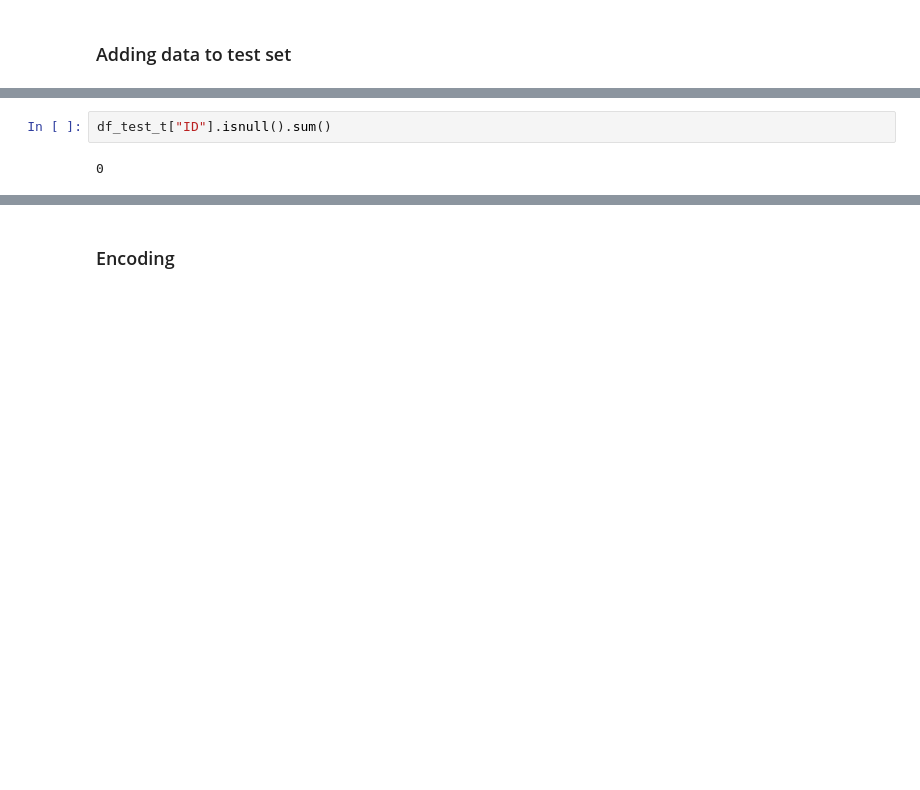
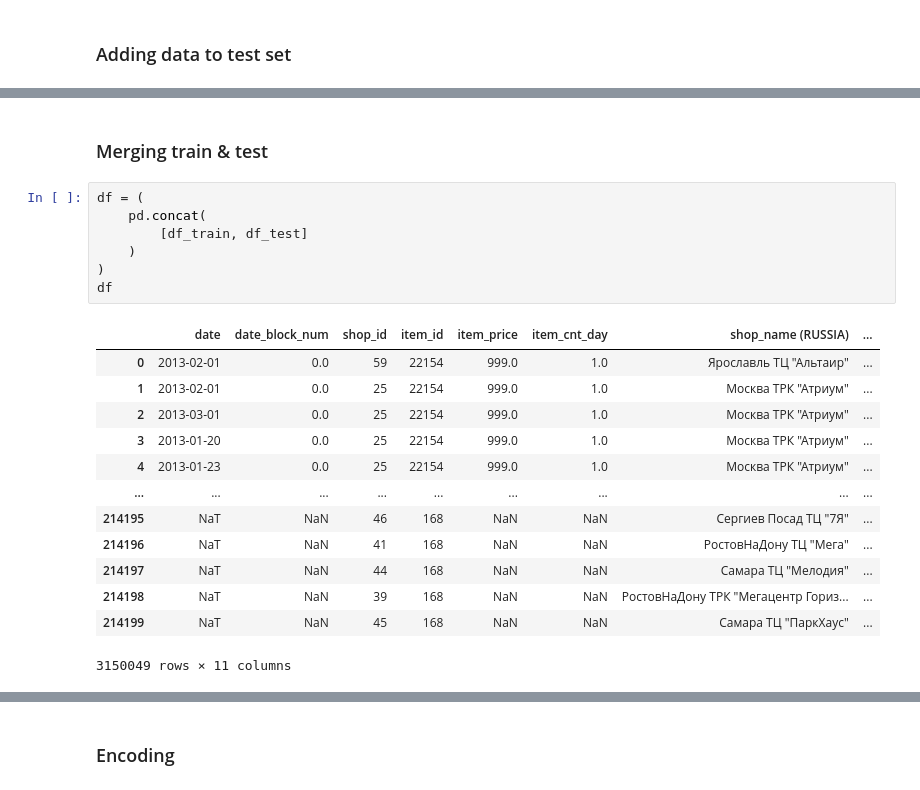
Before and after one commit to BaptPicxDev/predict-future-sales-kaggle, a Jupyter notebook: Price_Prediction.ipynb, the cells around one changed output, grey strips where cells are left out. Drawn from its saved outputs; the diff is of its cells as text; blank space fills up the shorter version.

```diff
--- a/Price_Prediction.ipynb
+++ b/Price_Prediction.ipynb
@@ -853,4 +720,23 @@ From (214200, 4) to (771920, 16).
-# %%
-df_test_t["ID"].isnull().sum()
-# %% [output]
-0
+# %% [markdown]
+### Merging train & test
+# %%
+df = (
+    pd.concat(
+        [df_train, df_test]
+    )
+)
+df
+# %% [output]
+|  | date | date_block_num | shop_id | item_id | item_price | item_cnt_day | shop_name (RUSSIA) | ... |
+| 0 | 2013-02-01 | 0.0 | 59 | 22154 | 999.0 | 1.0 | Ярославль ТЦ "Альтаир" | ... |
+| 1 | 2013-02-01 | 0.0 | 25 | 22154 | 999.0 | 1.0 | Москва ТРК "Атриум" | ... |
+| 2 | 2013-03-01 | 0.0 | 25 | 22154 | 999.0 | 1.0 | Москва ТРК "Атриум" | ... |
+| 3 | 2013-01-20 | 0.0 | 25 | 22154 | 999.0 | 1.0 | Москва ТРК "Атриум" | ... |
+| 4 | 2013-01-23 | 0.0 | 25 | 22154 | 999.0 | 1.0 | Москва ТРК "Атриум" | ... |
+| ... | ... | ... | ... | ... | ... | ... | ... | ... |
+| 214195 | NaT | NaN | 46 | 168 | NaN | NaN | Сергиев Посад ТЦ "7Я" | ... |
+| 214196 | NaT | NaN | 41 | 168 | NaN | NaN | РостовНаДону ТЦ "Мега" | ... |
+| 214197 | NaT | NaN | 44 | 168 | NaN | NaN | Самара ТЦ "Мелодия" | ... |
+| 214198 | NaT | NaN | 39 | 168 | NaN | NaN | РостовНаДону ТРК "Мегацентр Гориз... | ... |
+| 214199 | NaT | NaN | 45 | 168 | NaN | NaN | Самара ТЦ "ПаркХаус" | ... |
+3150049 rows × 11 columns
```
Also changed, not shown: parts of 34 cells of this notebook, 1 other file.
